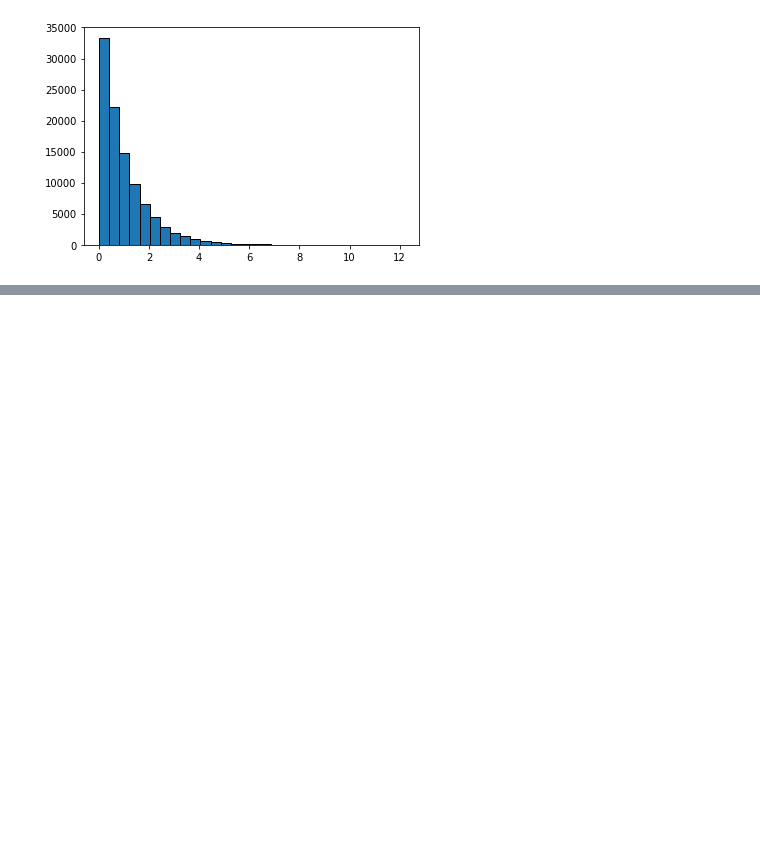
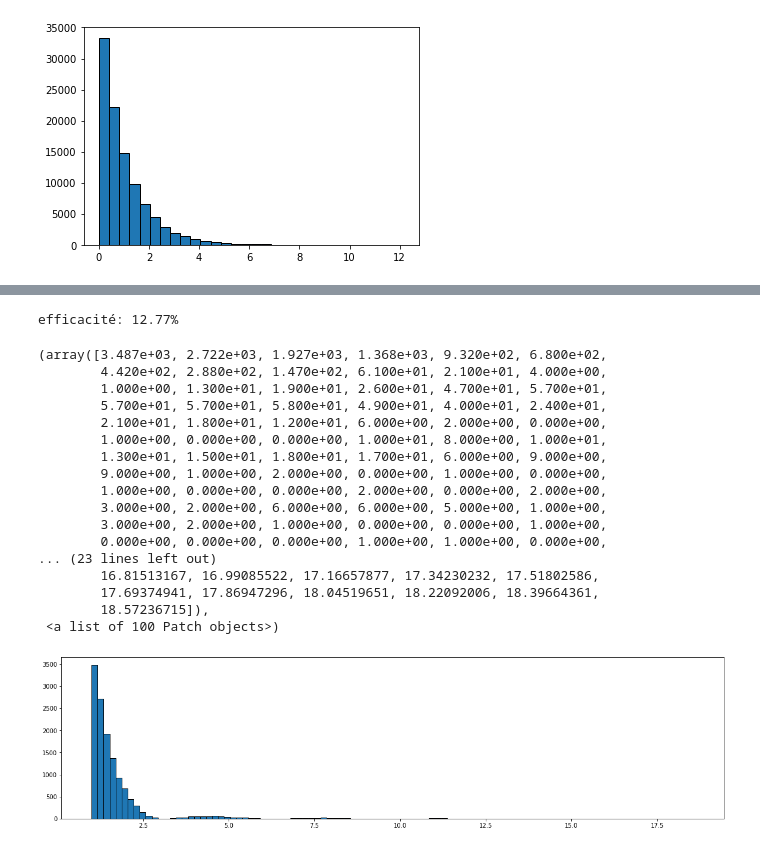
Before and after one commit to Mathieu-R/computational-physics, a Jupyter notebook: Nombres aléatoires.ipynb, the cells around one changed output, grey strips where cells are left out. Cells and saved outputs as stored; diff of their text form; code cells hidden in the pictures; blank space fills up the shorter version.

Commit message:
update random numbers

```diff
--- a/Nombres aléatoires.ipynb
+++ b/Nombres aléatoires.ipynb
@@ -235,0 +251,51 @@ deg g(a, b):
+# %%
+import math
+import random
+import matplotlib.pyplot as plt
+
+def inv_transform():
+    u = random.random()
+    T = 20**u
+    return T
+
+def f(x):
+    return (math.sin(x))**2 / x
+
+def rejection_with_transform(f, n, a, b):
+    numbers = []
+    accepted = 0
+    for i in range(n):
+        x = inv_transform()
+        u = random.random()
+
+        # on garde le nombre
+        if u <= (f(x) / x):
+            accepted += 1
+            numbers.append(x)
+
+    return numbers, accepted / n
+
+numbers, eff = rejection_with_transform(f, 100000, 1, 20)
+
+print(f"efficacité: {eff * 100:.2f}%")
+plt.hist(numbers, bins = 100, ec = "black")
+# %% [output]
+efficacité: 12.77%
+(array([3.487e+03, 2.722e+03, 1.927e+03, 1.368e+03, 9.320e+02, 6.800e+02,
+        4.420e+02, 2.880e+02, 1.470e+02, 6.100e+01, 2.100e+01, 4.000e+00,
+        1.000e+00, 1.300e+01, 1.900e+01, 2.600e+01, 4.700e+01, 5.700e+01,
+        5.700e+01, 5.700e+01, 5.800e+01, 4.900e+01, 4.000e+01, 2.400e+01,
+        2.100e+01, 1.800e+01, 1.200e+01, 6.000e+00, 2.000e+00, 0.000e+00,
+        1.000e+00, 0.000e+00, 0.000e+00, 1.000e+01, 8.000e+00, 1.000e+01,
+        1.300e+01, 1.500e+01, 1.800e+01, 1.700e+01, 6.000e+00, 9.000e+00,
+        9.000e+00, 1.000e+00, 2.000e+00, 0.000e+00, 1.000e+00, 0.000e+00,
+        1.000e+00, 0.000e+00, 0.000e+00, 2.000e+00, 0.000e+00, 2.000e+00,
+        3.000e+00, 2.000e+00, 6.000e+00, 6.000e+00, 5.000e+00, 1.000e+00,
+        3.000e+00, 2.000e+00, 1.000e+00, 0.000e+00, 0.000e+00, 1.000e+00,
+        0.000e+00, 0.000e+00, 0.000e+00, 1.000e+00, 1.000e+00, 0.000e+00,
+... (23 lines left out)
+        16.81513167, 16.99085522, 17.16657877, 17.34230232, 17.51802586,
+        17.69374941, 17.86947296, 18.04519651, 18.22092006, 18.39664361,
+        18.57236715]),
+ <a list of 100 Patch objects>)
+[figure, added]
```
Also changed, not shown: parts of 4 cells of this notebook, 1 other file.
